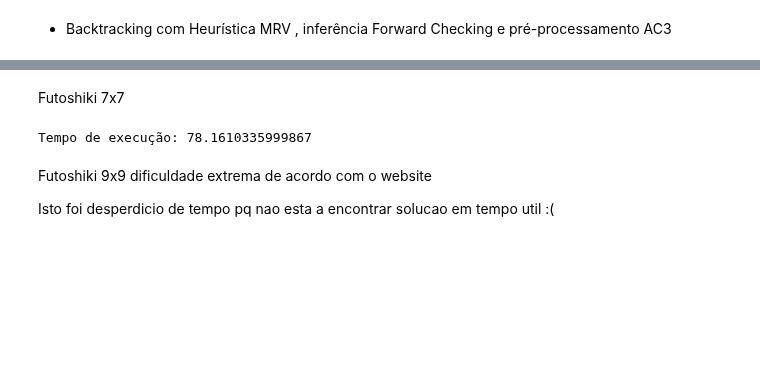
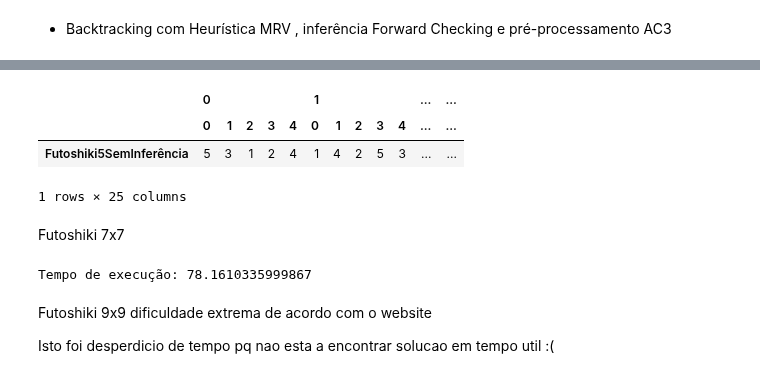
Before and after one commit to Singularitty/ProjetoSI, a Jupyter notebook: Projeto2/projeto2-SI/SI-proj2-42.ipynb, the cells around one changed output, grey strips where cells are left out. Saved outputs shown, nothing was run; the diff lists cells and outputs as text; code cells hidden in the pictures; blank space fills up the shorter version.

```diff
--- a/Projeto2/projeto2-SI/SI-proj2-42.ipynb
+++ b/Projeto2/projeto2-SI/SI-proj2-42.ipynb
@@ -606,3 +607,10 @@ pd.DataFrame(temposFutoshiki, index=['Tempo médio de execução']).T
+# %%
+pd.DataFrame(solucoesFutoshiki).T.drop_duplicates()
+# %% [output]
+|  | 0 |  |  |  |  | 1 |  |  |  |  | ... | ... |
+|  | 0 | 1 | 2 | 3 | 4 | 0 | 1 | 2 | 3 | 4 | ... | ... |
+| Futoshiki5SemInferência | 5 | 3 | 1 | 2 | 4 | 1 | 4 | 2 | 5 | 3 | ... | ... |
+1 rows × 25 columns
 # %% [markdown]
 Futoshiki 7x7
 # %%
```
Also changed, not shown: parts of 10 cells of this notebook.
